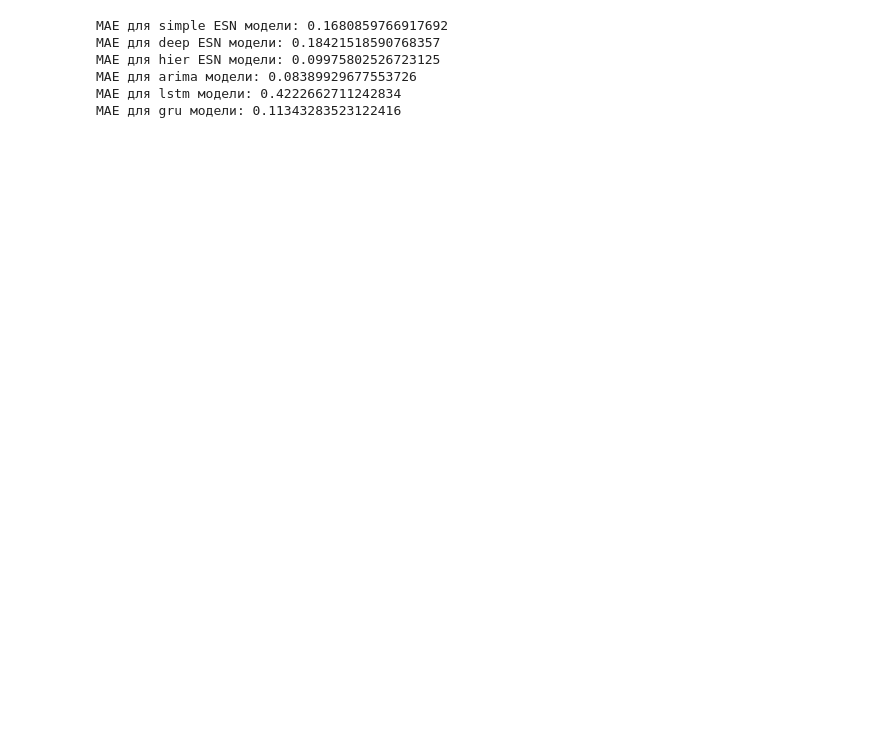
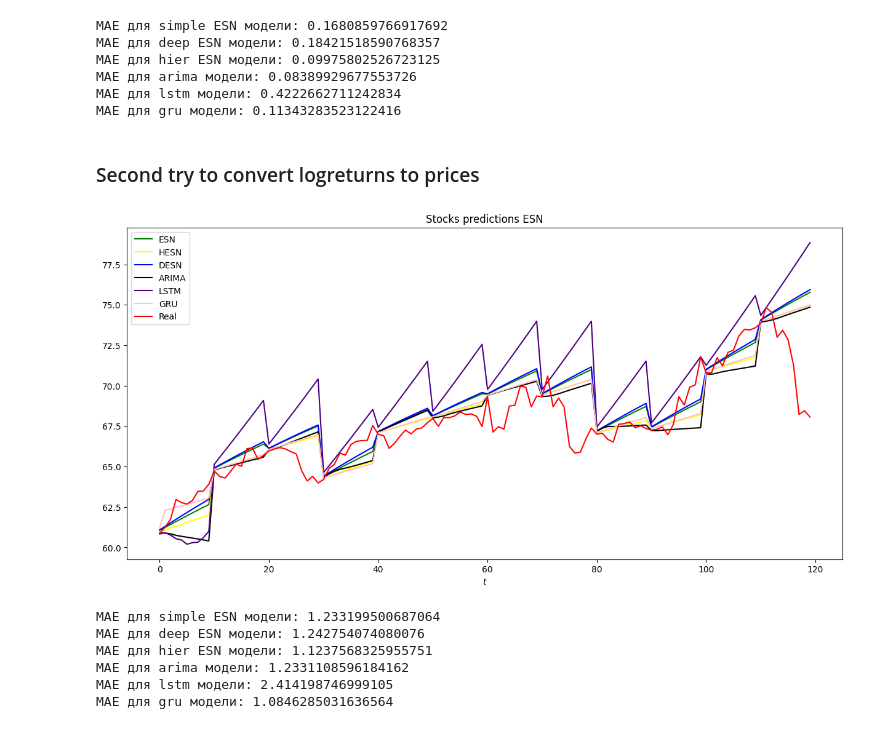
Before and after one commit to alkomarova/ReservoirStocks, a Jupyter notebook: simple_stock_prediction.ipynb, the cells around one changed output. Cells and saved outputs as stored; diff of their text form; code cells hidden in the pictures; blank space fills up the shorter version.

```diff
--- a/simple_stock_prediction.ipynb
+++ b/simple_stock_prediction.ipynb
@@ -234,3 +234,61 @@ MAE для hier ESN модели: 0.09975802526723125
 MAE для arima модели: 0.08389929677553726
 MAE для lstm модели: 0.4222662711242834
 MAE для gru модели: 0.11343283523122416
+# %% [markdown]
+### Second try to convert logreturns to prices
+# %%
+def convert_to_price(Y_real, Y_pred, forecast_size = 10):
+    Y_real = Y_real[::forecast_size]
+    #print(Y_real)
+    Y_pred_cut = [Y_pred[j:j+forecast_size] for j in range(0, len(Y_pred), forecast_size)]
+    #print(Y_pred_cut)
+    Y_price_pred = []
+    for i in range(len(Y_real)):
+        predicted = (np.exp(np.cumsum(Y_pred_cut[i]))) * Y_real[i]
+        #print(predicted)
+        Y_price_pred.extend(predicted)
+    return Y_price_pred
+# %%
+Y_price_simple=convert_to_price(Y_real, Y_pred_simple)
+Y_price_deep=convert_to_price(Y_real, Y_pred_deep)
+Y_price_hier=convert_to_price(Y_real, Y_pred_hier)
+Y_price_lstm=convert_to_price(Y_real, Y_pred_lstm[:len(Y_real)])
+Y_price_gru=convert_to_price(Y_real, Y_pred_gru[:len(Y_real)])
+Y_price_arima=convert_to_price(Y_real, Y_pred_arima[:len(Y_real)])
+# %%
+import matplotlib.pyplot as plt
+
+plt.figure(figsize=(15, 7))
+plt.title("Stocks predictions ESN")
+plt.xlabel("$t$")
+plt.plot(Y_price_simple, label="ESN", color="green")
+plt.plot(Y_price_hier, label="HESN", color="yellow")
+plt.plot(Y_price_deep, label="DESN", color="blue")
+plt.plot(Y_price_arima, label="ARIMA", color="black")
+plt.plot(Y_price_lstm, label="LSTM", color="indigo")
+plt.plot(Y_price_gru, label="GRU", color="pink")
+plt.plot(Y_real, label="Real", color="red")
+plt.legend()
+plt.show()
+# %% [output]
+[figure, added]
+# %%
+mae_simple = metrics.mean_absolute_error(Y_real, Y_price_simple)
+mae_deep = metrics.mean_absolute_error(Y_real, Y_price_deep)
+mae_hier = metrics.mean_absolute_error(Y_real, Y_price_hier)
+mae_arima = metrics.mean_absolute_error(Y_real, Y_price_arima)
+mae_lstm = metrics.mean_absolute_error(Y_real, Y_price_lstm)
+mae_gru = metrics.mean_absolute_error(Y_real, Y_price_gru)
+print('MAE для simple ESN модели:', mae_simple)
+print('MAE для deep ESN модели:', mae_deep)
+print('MAE для hier ESN модели:', mae_hier)
+print('MAE для arima модели:', mae_arima)
+print('MAE для lstm модели:', mae_lstm)
+print('MAE для gru модели:', mae_gru)
+# %% [output]
+MAE для simple ESN модели: 1.233199500687064
+MAE для deep ESN модели: 1.242754074080076
+MAE для hier ESN модели: 1.1237568325955751
+MAE для arima модели: 1.2331108596184162
+MAE для lstm модели: 2.414198746999105
+MAE для gru модели: 1.0846285031636564
```
Also changed, not shown: parts of 1 cell of this notebook.
